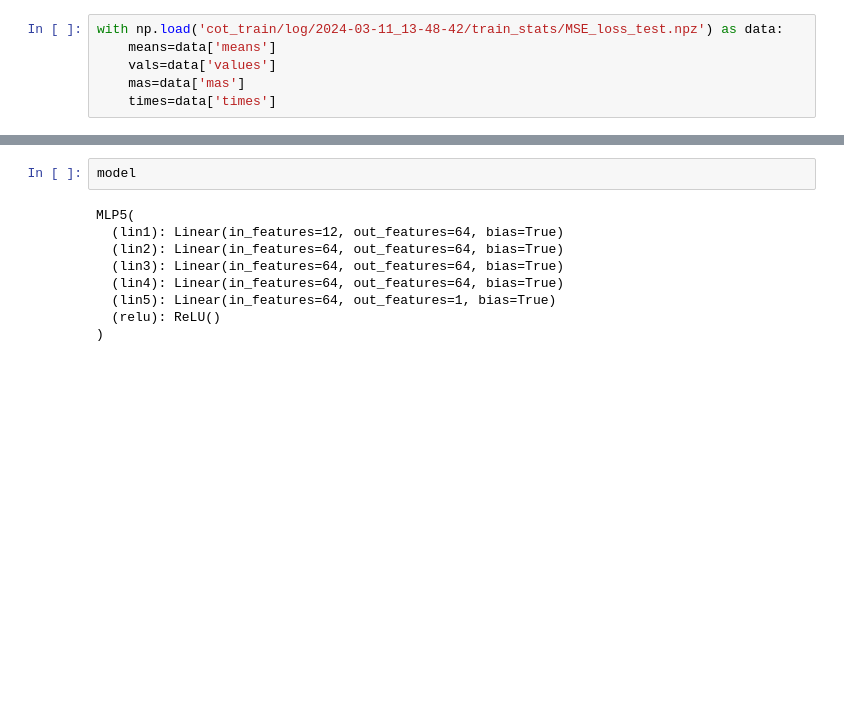
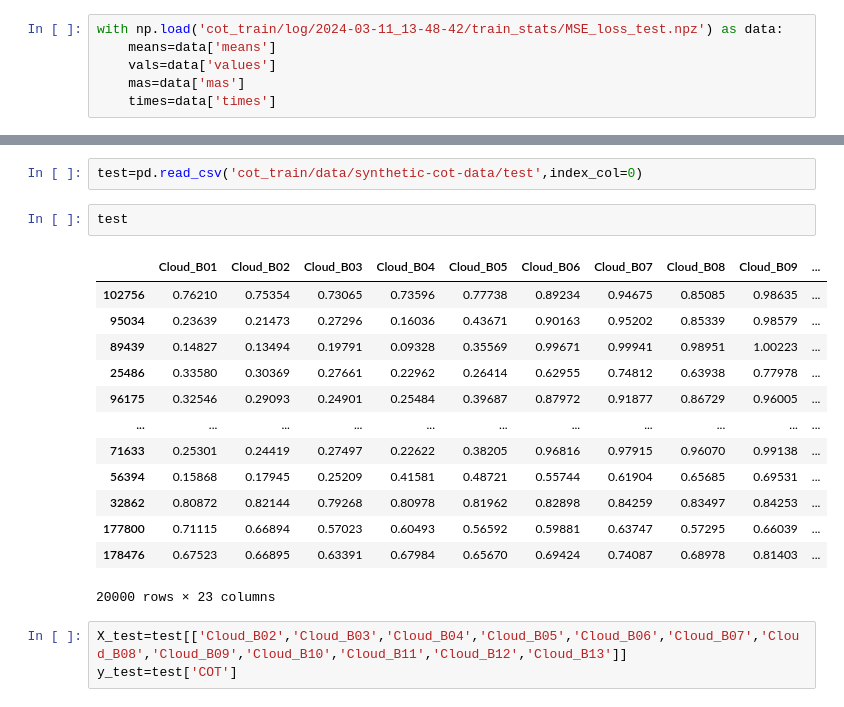
Before and after one commit to filipronn/SEEX30_Cloud_Fog, a Jupyter notebook: Cloud_rm/train_COT.ipynb, the cells around one changed output, grey strips where cells are left out. Saved outputs shown, nothing was run; the diff lists cells and outputs as text; blank space fills up the shorter version.

```diff
--- a/Cloud_rm/train_COT.ipynb
+++ b/Cloud_rm/train_COT.ipynb
@@ -120,14 +120,24 @@ model = MLP5(input_dim, output_dim, apply_relu=True)
 model.load_state_dict(torch.load(model_load_path))
 # %% [output]
 <All keys matched successfully>
-# %%
-model
-# %% [output]
-MLP5(
-  (lin1): Linear(in_features=12, out_features=64, bias=True)
-  (lin2): Linear(in_features=64, out_features=64, bias=True)
-  (lin3): Linear(in_features=64, out_features=64, bias=True)
-  (lin4): Linear(in_features=64, out_features=64, bias=True)
-  (lin5): Linear(in_features=64, out_features=1, bias=True)
-  (relu): ReLU()
-)
+# %%
+test=pd.read_csv('cot_train/data/synthetic-cot-data/test',index_col=0)
+# %%
+test
+# %% [output]
+|  | Cloud_B01 | Cloud_B02 | Cloud_B03 | Cloud_B04 | Cloud_B05 | Cloud_B06 | Cloud_B07 | Cloud_B08 | Cloud_B09 | ... |
+| 102756 | 0.76210 | 0.75354 | 0.73065 | 0.73596 | 0.77738 | 0.89234 | 0.94675 | 0.85085 | 0.98635 | ... |
+| 95034 | 0.23639 | 0.21473 | 0.27296 | 0.16036 | 0.43671 | 0.90163 | 0.95202 | 0.85339 | 0.98579 | ... |
+| 89439 | 0.14827 | 0.13494 | 0.19791 | 0.09328 | 0.35569 | 0.99671 | 0.99941 | 0.98951 | 1.00223 | ... |
+| 25486 | 0.33580 | 0.30369 | 0.27661 | 0.22962 | 0.26414 | 0.62955 | 0.74812 | 0.63938 | 0.77978 | ... |
+| 96175 | 0.32546 | 0.29093 | 0.24901 | 0.25484 | 0.39687 | 0.87972 | 0.91877 | 0.86729 | 0.96005 | ... |
+| ... | ... | ... | ... | ... | ... | ... | ... | ... | ... | ... |
+| 71633 | 0.25301 | 0.24419 | 0.27497 | 0.22622 | 0.38205 | 0.96816 | 0.97915 | 0.96070 | 0.99138 | ... |
+| 56394 | 0.15868 | 0.17945 | 0.25209 | 0.41581 | 0.48721 | 0.55744 | 0.61904 | 0.65685 | 0.69531 | ... |
+| 32862 | 0.80872 | 0.82144 | 0.79268 | 0.80978 | 0.81962 | 0.82898 | 0.84259 | 0.83497 | 0.84253 | ... |
+| 177800 | 0.71115 | 0.66894 | 0.57023 | 0.60493 | 0.56592 | 0.59881 | 0.63747 | 0.57295 | 0.66039 | ... |
+| 178476 | 0.67523 | 0.66895 | 0.63391 | 0.67984 | 0.65670 | 0.69424 | 0.74087 | 0.68978 | 0.81403 | ... |
+20000 rows × 23 columns
+# %%
+X_test=test[['Cloud_B02','Cloud_B03','Cloud_B04','Cloud_B05','Cloud_B06','Cloud_B07','Cloud_B08','Cloud_B09','Cloud_B10','Cloud_B11','Cloud_B12','Cloud_B13']]
+y_test=test['COT']
```
Also changed, not shown: parts of 26 cells of this notebook, 13 other files.
